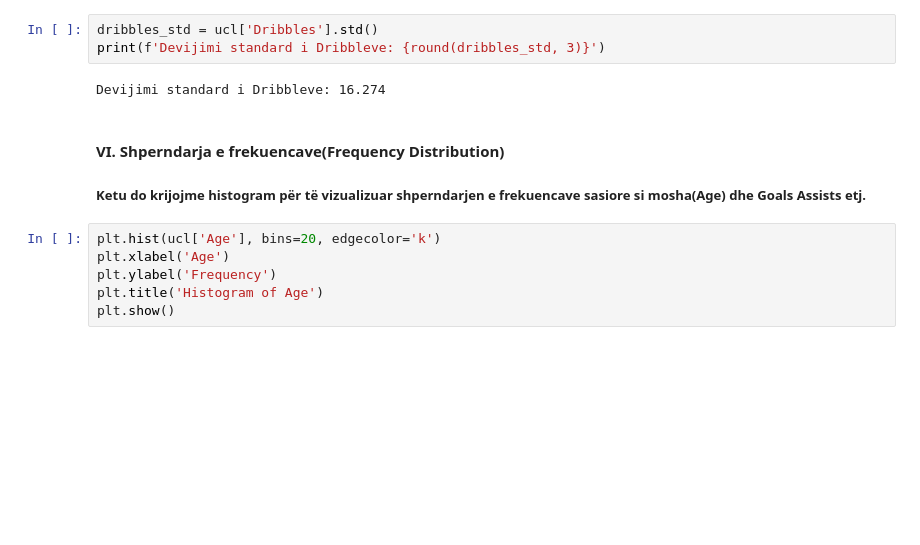
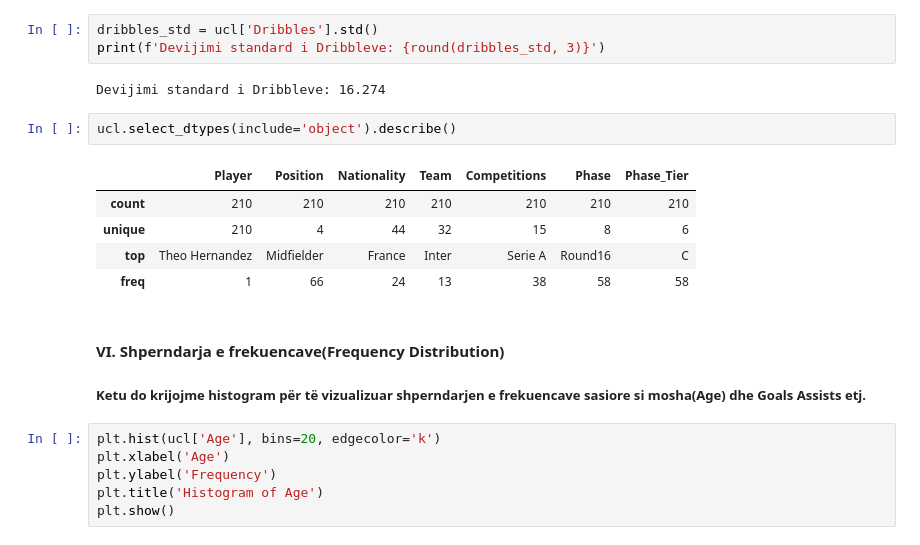
Before and after one commit to ArberKuqi/PythonDataScience_Project, a Jupyter notebook: ChampionsData/02-descriptive_statistics.ipynb, the cells around one changed output. Cells and saved outputs as stored; diff of their text form; blank space fills up the shorter version.

```diff
--- a/ChampionsData/02-descriptive_statistics.ipynb
+++ b/ChampionsData/02-descriptive_statistics.ipynb
@@ -96,6 +97,14 @@ dribbles_std = ucl['Dribbles'].std()
 print(f'Devijimi standard i Dribbleve: {round(dribbles_std, 3)}')
 # %% [output]
 Devijimi standard i Dribbleve: 16.274
+# %%
+ucl.select_dtypes(include='object').describe()
+# %% [output]
+|  | Player | Position | Nationality | Team | Competitions | Phase | Phase_Tier |
+| count | 210 | 210 | 210 | 210 | 210 | 210 | 210 |
+| unique | 210 | 4 | 44 | 32 | 15 | 8 | 6 |
+| top | Theo Hernandez | Midfielder | France | Inter | Serie A | Round16 | C |
+| freq | 1 | 66 | 24 | 13 | 38 | 58 | 58 |
 # %% [markdown]
 #### VI. Shperndarja e frekuencave(Frequency Distribution)
 ##### Ketu do krijojme histogram për të vizualizuar shperndarjen e frekuencave sasiore si mosha(Age) dhe Goals  Assists etj.
```
Also changed, not shown: parts of 19 cells of this notebook, 7 other files.
